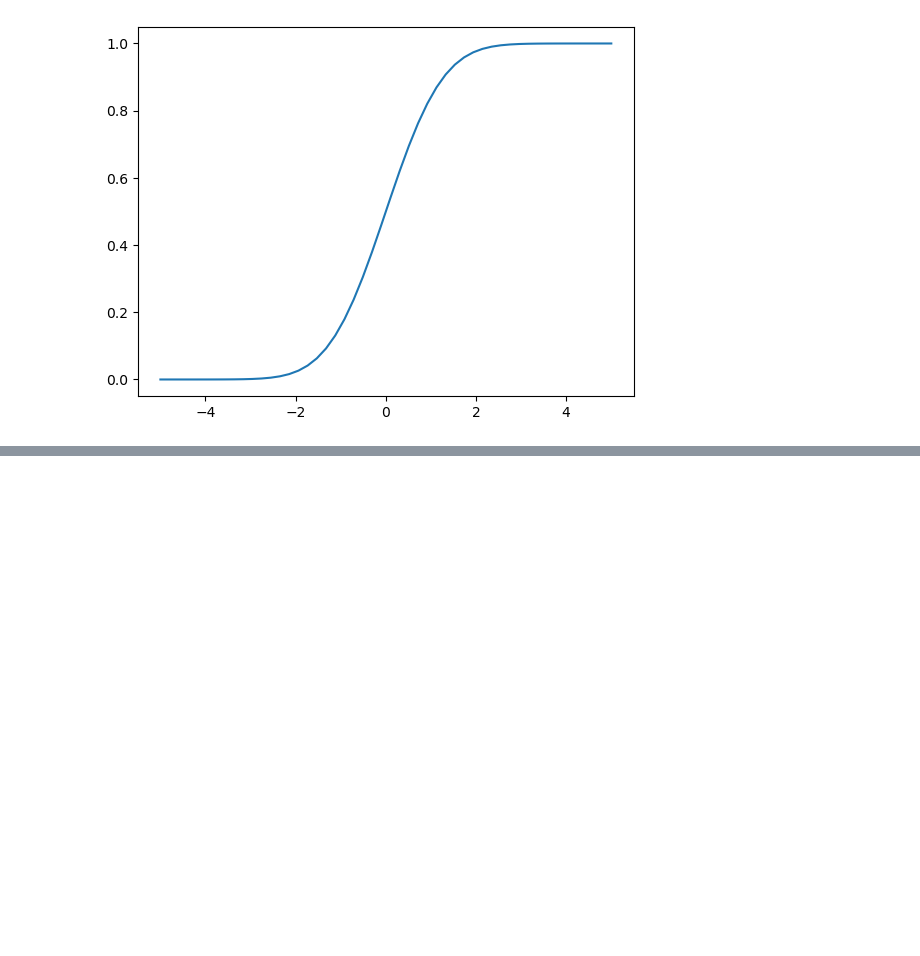
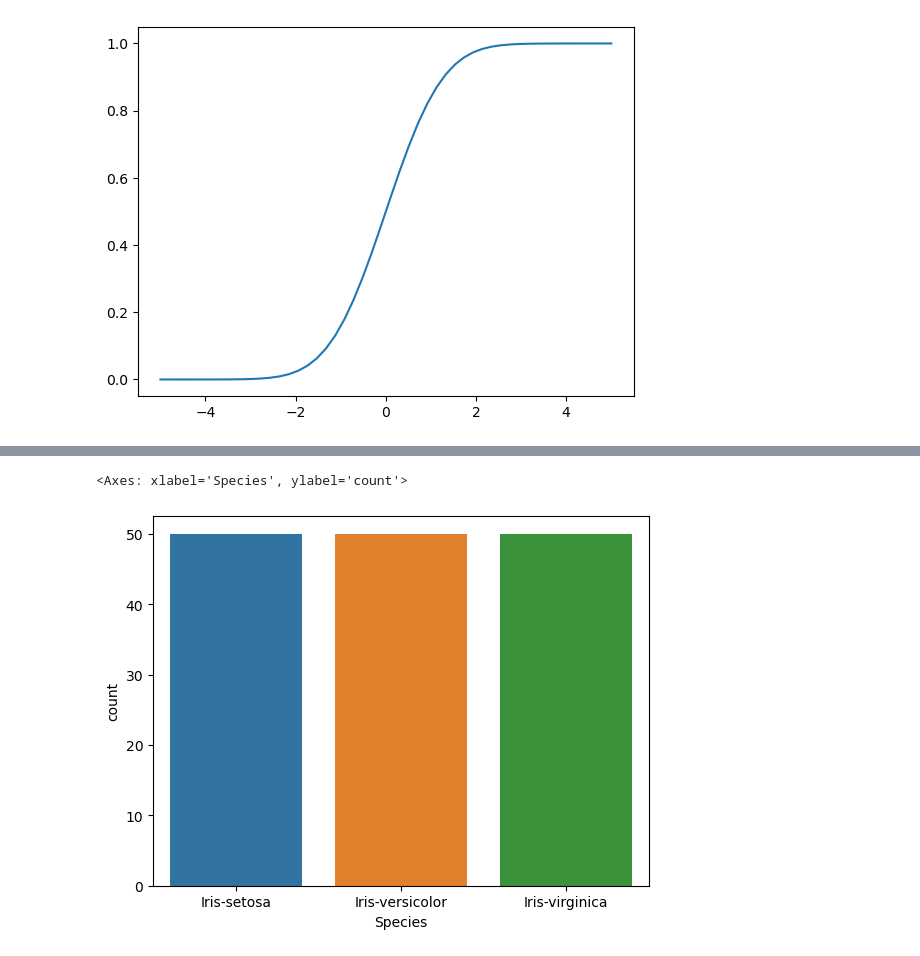
Before and after one commit to Abeermorshdy/Applied-Math, a Jupyter notebook: Statistics and probability/D2-stats.ipynb, the cells around one changed output, grey strips where cells are left out. Cells and saved outputs as stored; diff of their text form; code cells hidden in the pictures; blank space fills up the shorter version.

```diff
--- a/Statistics and probability/D2-stats.ipynb
+++ b/Statistics and probability/D2-stats.ipynb
@@ -42,0 +93,5 @@ plt.plot(x,X)
+# %%
+sns.countplot( data=data , x=data['Species'])
+# %% [output]
+<Axes: xlabel='Species', ylabel='count'>
+[figure, added]
```
Also changed, not shown: parts of 27 cells of this notebook, 1 other file.
